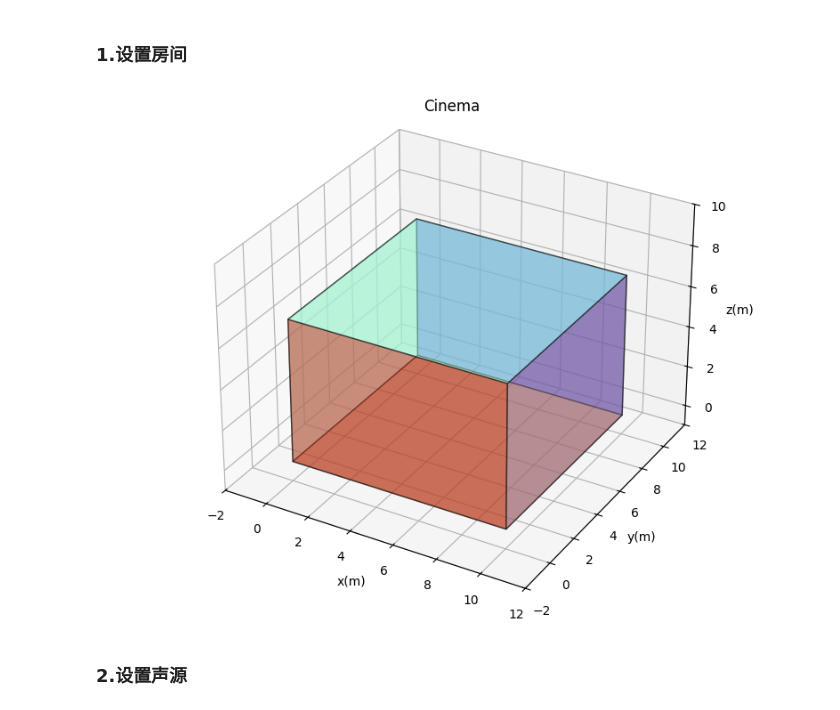
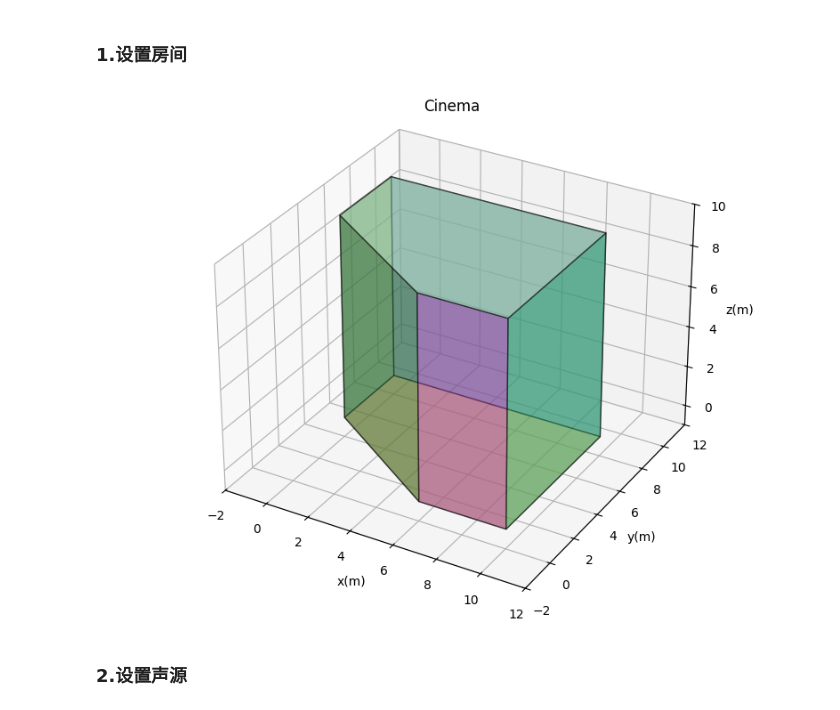
Before and after one commit to Vanillaholic/Acoustics_notes, a Jupyter notebook: cinema_optimized.ipynb, the cells around one changed output. Saved outputs shown, nothing was run; the diff lists cells and outputs as text; code cells hidden in the pictures.

```diff
--- a/cinema_optimized.ipynb
+++ b/cinema_optimized.ipynb
@@ -12,6 +12,7 @@ def help_view3D(room3D,xlim=[-2, 12],ylim=[-2, 12],zlim=[-1, 10],title=None):
     if title is not None:
         ax.set_title(title)
         fig.suptitle(title)      # 整个figure的标题（窗口最上方）
+    ax.view_init()
     ax.set_xlim(xlim)
     ax.set_ylim(ylim)
     ax.set_zlim(zlim)
@@ -24,17 +25,17 @@ audio,sr = sf.read('wavs/speech_testing_mono_2205k.wav')
 # %% [markdown]
 ### 1.设置房间
 # %%
-corners = np.array([[0, 0], [10, 0], [10, 10], [0, 10]]).T
+corners = np.array([[0, 4], [6,0],[10, 0], [10, 8], [0, 8]]).T
 
 room3D = pra.Room.from_corners(corners, fs=sr,
                               max_order=2, # 优化: 降低反射阶数，减少过度混响
                               materials=pra.Material(0.4, 0.1),
                               ray_tracing=True,
                               air_absorption=True)
-room3D.extrude(7.)#高度为7
+room3D.extrude(10.)#高度为7
 help_view3D(room3D,title="Cinema")
 # %% [output]
-[figure, old version]
+[figure, new version]
 # %% [markdown]
 ### 2.设置声源
 # %%
```
Also changed, not shown: parts of 4 cells of this notebook, 1 other file.
